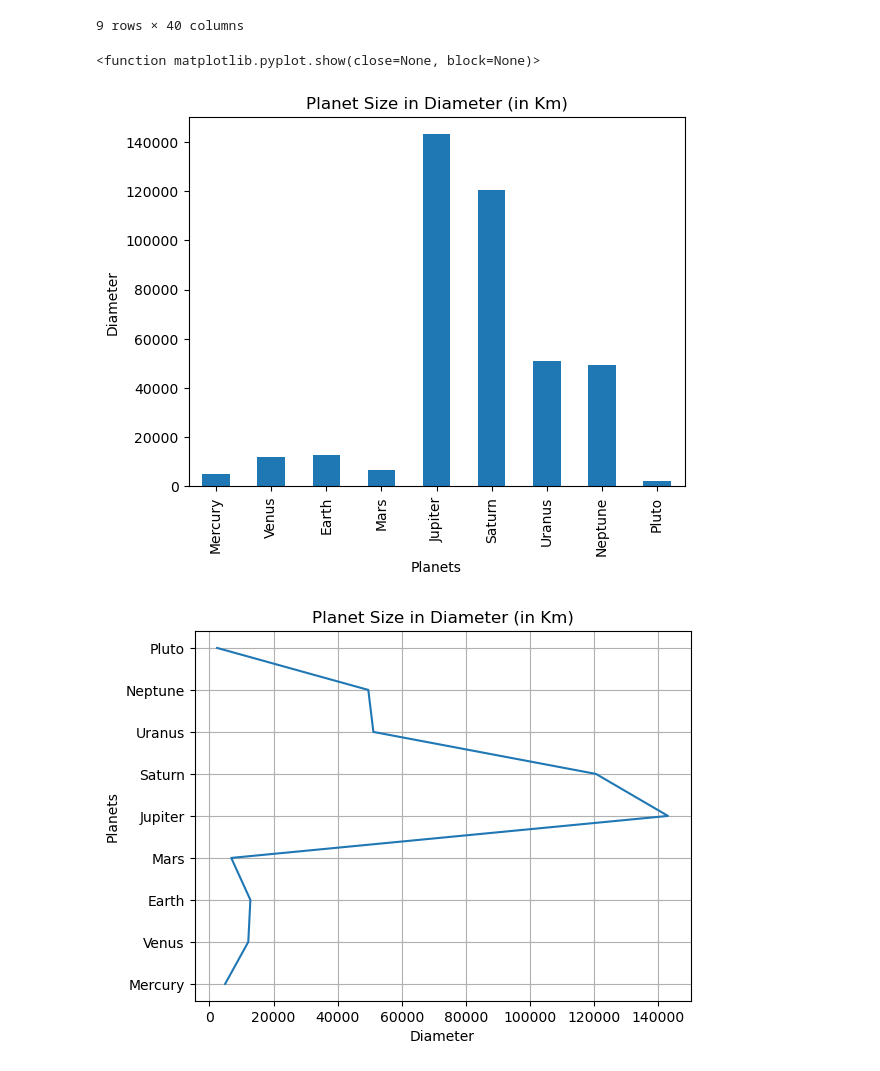
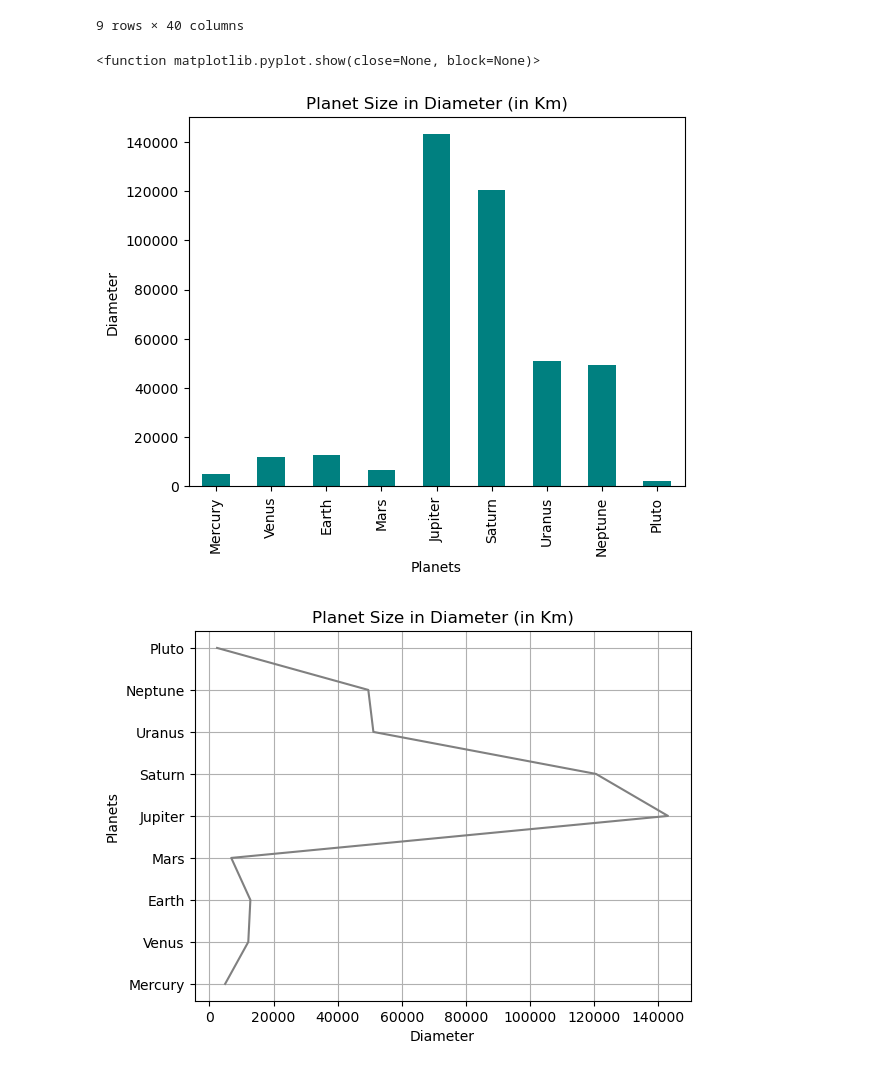
Before and after one commit to dspencer80/Solar_System, a Jupyter notebook: Solar System .ipynb, the cells around one changed output. Saved outputs shown, nothing was run; the diff lists cells and outputs as text; code cells hidden in the pictures.

```diff
--- a/Solar System .ipynb
+++ b/Solar System .ipynb
@@ -115,20 +115,21 @@ planet_size.set_index('planet_x')
 | Pluto | 0.0146 | 2370 | 2095 | 0.7 | 1.3 | -153.3 | 153.3 | ... |
 9 rows × 40 columns
 # %%
-planet_size['diameter'].plot(kind = 'bar')
+planet_size['diameter'].plot(kind = 'bar', color='teal')
 plt.title('Planet Size in Diameter (in Km)')
 plt.ylabel('Diameter')
 plt.xlabel('Planets')
 plt.xticks([0,1,2,3,4,5,6,7,8], ["Mercury", "Venus", "Earth", "Mars", "Jupiter", "Saturn", "Uranus", "Neptune", "Pluto"])
+
 plt.show
 # %% [output]
 <function matplotlib.pyplot.show(close=None, block=None)>
-[figure, old version]
+[figure, new version]
 # %%
-plt.plot(planet_size['diameter'], planet_size['planet_x'])
+plt.plot(planet_size['diameter'], planet_size['planet_x'], color='gray')
 plt.title('Planet Size in Diameter (in Km)')
 plt.xlabel('Diameter')
 plt.ylabel('Planets')
 plt.grid()
 # %% [output]
-[figure, old version]
+[figure, new version]
```
Also changed, not shown: parts of 2 cells of this notebook.
